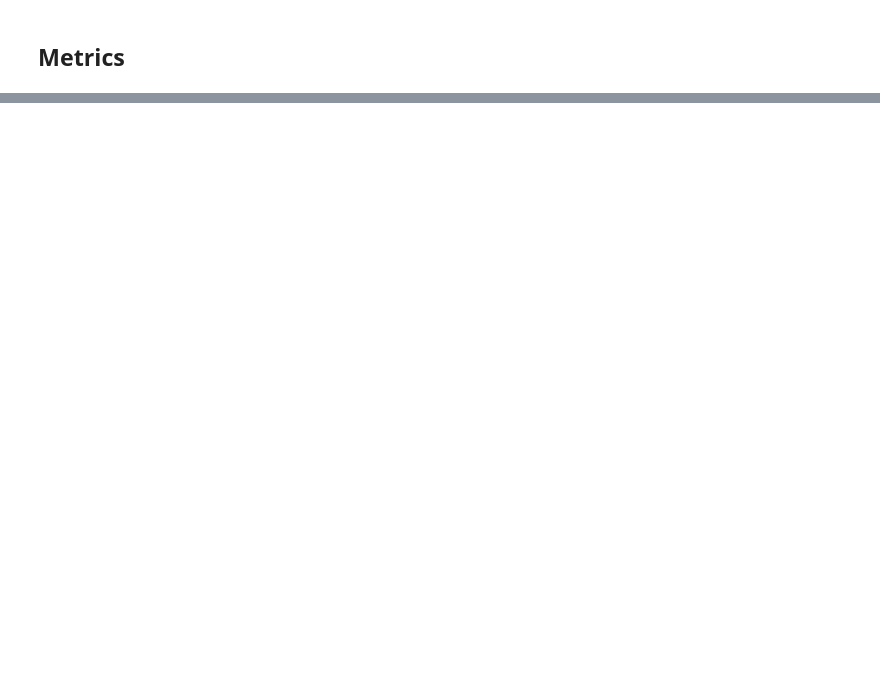
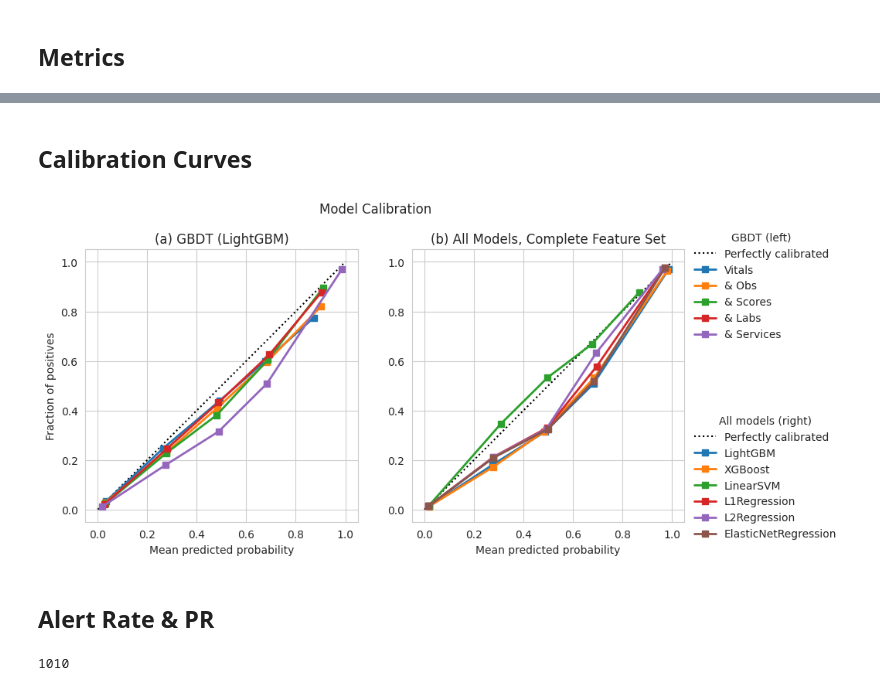
Before and after one commit to steliosbl/acute-care-pathways, a Jupyter notebook: shallow_classifiers.ipynb, the cells around one changed output, grey strips where cells are left out. Cells and saved outputs as stored; diff of their text form; code cells hidden in the pictures; blank space fills up the shorter version.

```diff
--- a/shallow_classifiers.ipynb
+++ b/shallow_classifiers.ipynb
@@ -231,0 +322,57 @@ detailed_metrics_all_estimators(METRICS)
+# %% [markdown]
+## Calibration Curves
+# %%
+def estimator_y_preds_across_feature_groups(y_preds, estimator_target='LightGBM'):
+    return {
+        PRETTY_PRINT_FEATURE_GROUPS[feature_group]: y_pred_proba
+        for (estimator, feature_group), (y_pred_proba, *_) in y_preds.items()
+        if estimator == estimator_target
+    }
+
+def feature_group_y_preds_across_estimators(y_preds, feature_group_target='with_services'):
+    return {
+        estimator: y_pred_proba
+        for (estimator, feature_group), (y_pred_proba, *_) in y_preds.items()
+        if feature_group == feature_group_target
+    }
+# %%
+from transformer_experiment.utils.plots import plot_calibration_curves
+
+def calib_curves(y_preds, save=None):
+    fig, ax = plt.subplots(1, 2, figsize=(10, 5))
+    sns.set_style("whitegrid")
+    for _ in ax:
+        _.set_box_aspect(1)
+
+    y_true = Y_TRUES['Complete']
+    y_preds_l, y_preds_r = (
+        estimator_y_preds_across_feature_groups(y_preds, 'LightGBM'),
+        feature_group_y_preds_across_estimators(y_preds, 'with_services')
+    )
+
+    plot_calibration_curves(y_true, y_preds_l, ax=ax[0], title='(a) GBDT (LightGBM)')
+    plot_calibration_curves(y_true, y_preds_r, ax=ax[1], title='(b) All Models, Complete Feature Set')
+
+    sns.move_legend(ax[0], "upper left", bbox_to_anchor=(2.2, 1.1), frameon=False, title='GBDT (left)')
+    sns.move_legend(ax[1], "lower left", bbox_to_anchor=(1, -0.1), frameon=False, title='All models (right)')
+    ax[1].set_ylabel(None)
+
+   # fig.tight_layout(h_pad=0.5, w_pad=0.5)
+    fig.subplots_adjust(top=0.9)
+    fig.suptitle('Model Calibration')
+    if save:
+        plt.savefig(save, bbox_inches='tight', format='svg')
+
+
+calib_curves(RESULTS, save=Notebook.IMAGE_DIR/'calib_curves.svg')
+# %% [output]
+[figure, added]
+# %% [markdown]
+## Alert Rate & PR
+# %%
+TEST_SET_N_DAYS = (
+    SAL.loc[SAL_TEST_IDX].AdmissionDate.max() - SAL.loc[SAL_TEST_IDX].AdmissionDate.min()
+).days
+TEST_SET_N_DAYS
+# %% [output]
+1010
```
Also changed, not shown: parts of 29 cells of this notebook, 3 other files.
